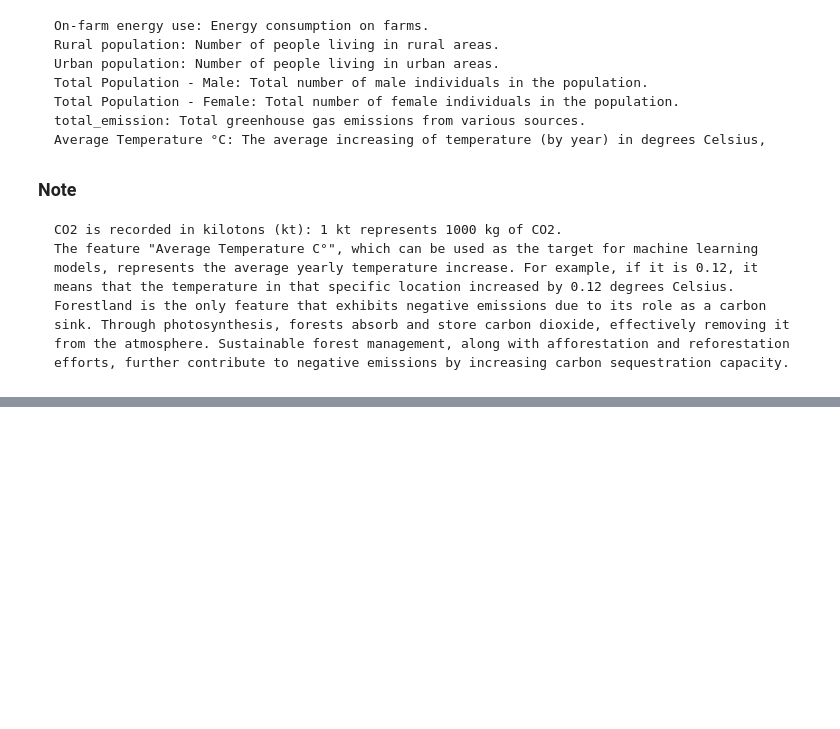
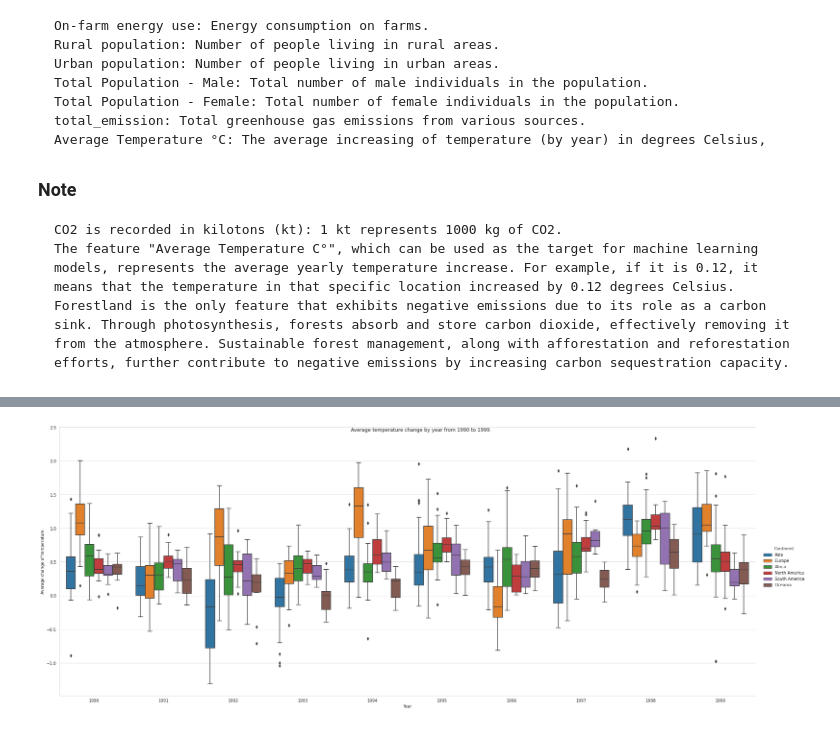
Before and after one commit to ptrGSKA/Agro-food_CO2_emission, a Jupyter notebook: agri-food_co2_emission.ipynb, the cells around one changed output, grey strips where cells are left out. Drawn from its saved outputs; the diff is of its cells as text; code cells hidden in the pictures; blank space fills up the shorter version.

```diff
--- a/agri-food_co2_emission.ipynb
+++ b/agri-food_co2_emission.ipynb
@@ -86,0 +190,18 @@ df.fillna(0, inplace = True)
+# %%
+df_1990_1999 = df.query('Year >= 1990 and Year <= 1999')
+
+sns.set_style('whitegrid')
+g = sns.catplot(x = 'Year',
+                y = 'Average_Temperature_C',
+                data = df_1990_1999,
+                kind = 'box',
+                hue = 'Continent',
+                height=10,
+                aspect=2.5
+                )
+g.fig.suptitle('Average temperature change by year from 1990 to 1999.')
+g.set(xlabel = 'Year',
+      ylabel = 'Average change of temperature.')
+plt.show()
+# %% [output]
+[figure, added]
```
Also changed, not shown: parts of 14 cells of this notebook, 1 other file.
